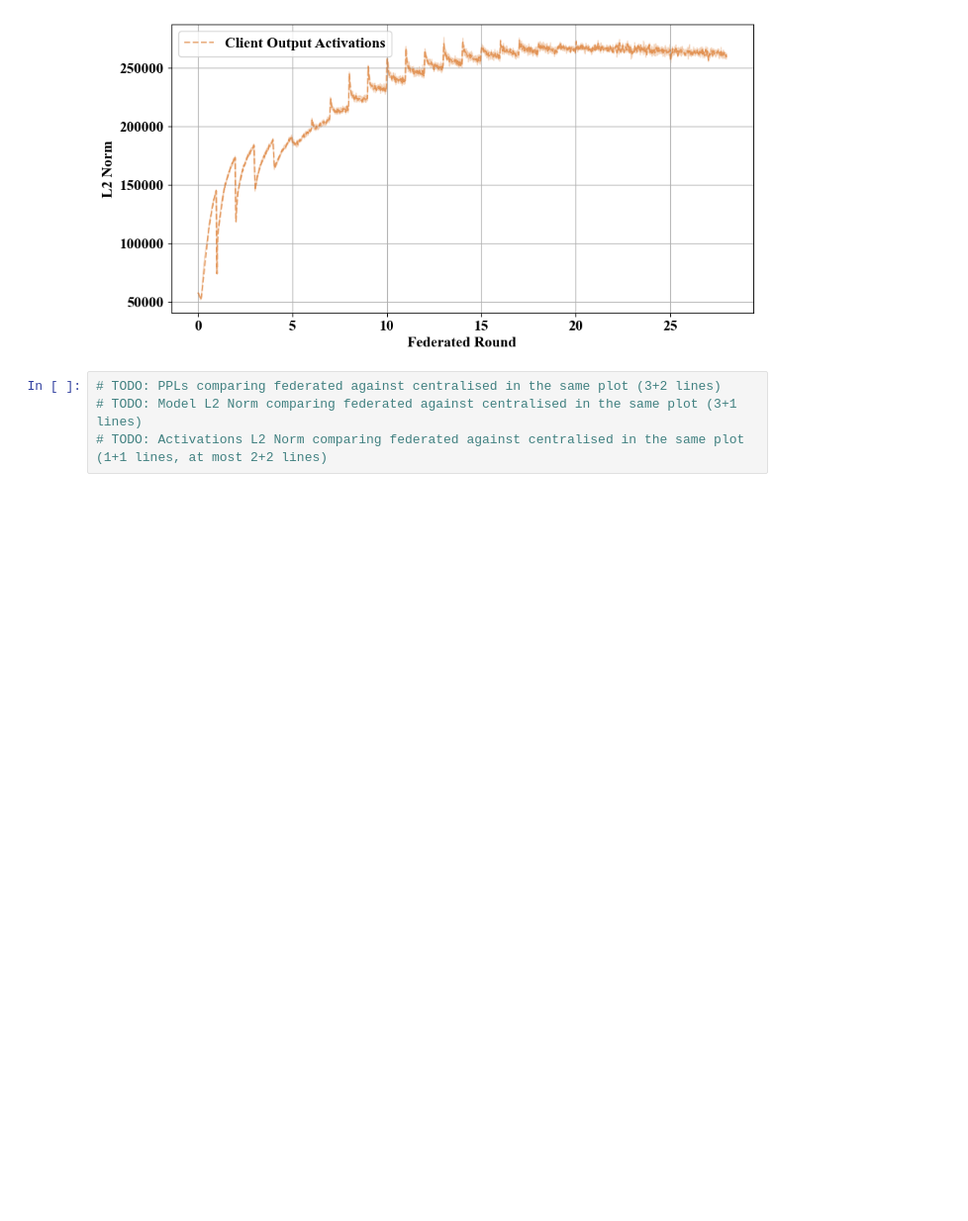
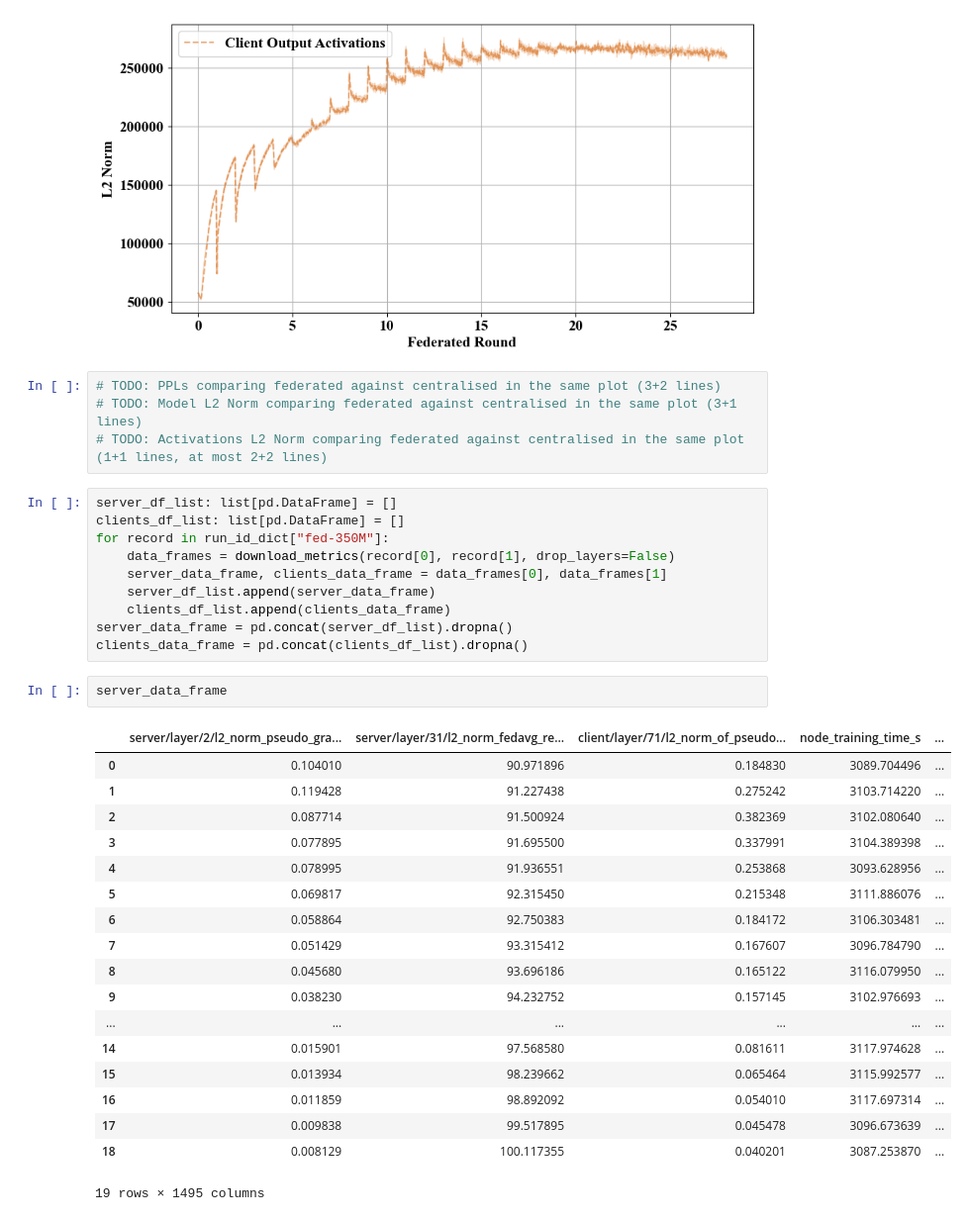
Before and after one commit to relogu/private-flower-llm, a Jupyter notebook: notebooks/arxiv_plots.ipynb, the cells around one changed output. Shown: that part at 99% size. Drawn from its saved outputs; the diff is of its cells as text; blank space fills up the shorter version.

```diff
--- a/notebooks/arxiv_plots.ipynb
+++ b/notebooks/arxiv_plots.ipynb
@@ -621,3 +623,34 @@ plot_single_federated_run_output_activation(clients_data_frame)
 # TODO: PPLs comparing federated against centralised in the same plot (3+2 lines)
 # TODO: Model L2 Norm comparing federated against centralised in the same plot (3+1 lines)
 # TODO: Activations L2 Norm comparing federated against centralised in the same plot (1+1 lines, at most 2+2 lines)
+# %%
+server_df_list: list[pd.DataFrame] = []
+clients_df_list: list[pd.DataFrame] = []
+for record in run_id_dict["fed-350M"]:
+    data_frames = download_metrics(record[0], record[1], drop_layers=False)
+    server_data_frame, clients_data_frame = data_frames[0], data_frames[1]
+    server_df_list.append(server_data_frame)
+    clients_df_list.append(clients_data_frame)
+server_data_frame = pd.concat(server_df_list).dropna()
+clients_data_frame = pd.concat(clients_df_list).dropna()
+# %%
+server_data_frame
+# %% [output]
+|  | server/layer/2/l2_norm_pseudo_gra... | server/layer/31/l2_norm_fedavg_re... | client/layer/71/l2_norm_of_pseudo... | node_training_time_s | ... |
+| 0 | 0.104010 | 90.971896 | 0.184830 | 3089.704496 | ... |
+| 1 | 0.119428 | 91.227438 | 0.275242 | 3103.714220 | ... |
+| 2 | 0.087714 | 91.500924 | 0.382369 | 3102.080640 | ... |
+| 3 | 0.077895 | 91.695500 | 0.337991 | 3104.389398 | ... |
+| 4 | 0.078995 | 91.936551 | 0.253868 | 3093.628956 | ... |
+| 5 | 0.069817 | 92.315450 | 0.215348 | 3111.886076 | ... |
+| 6 | 0.058864 | 92.750383 | 0.184172 | 3106.303481 | ... |
+| 7 | 0.051429 | 93.315412 | 0.167607 | 3096.784790 | ... |
+| 8 | 0.045680 | 93.696186 | 0.165122 | 3116.079950 | ... |
+| 9 | 0.038230 | 94.232752 | 0.157145 | 3102.976693 | ... |
+| ... | ... | ... | ... | ... | ... |
+| 14 | 0.015901 | 97.568580 | 0.081611 | 3117.974628 | ... |
+| 15 | 0.013934 | 98.239662 | 0.065464 | 3115.992577 | ... |
+| 16 | 0.011859 | 98.892092 | 0.054010 | 3117.697314 | ... |
+| 17 | 0.009838 | 99.517895 | 0.045478 | 3096.673639 | ... |
+| 18 | 0.008129 | 100.117355 | 0.040201 | 3087.253870 | ... |
+19 rows × 1495 columns
```
Also changed, not shown: parts of 2 cells of this notebook.
